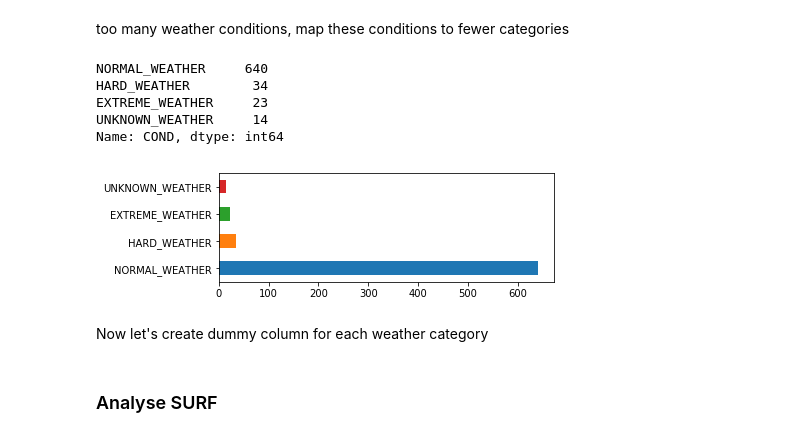
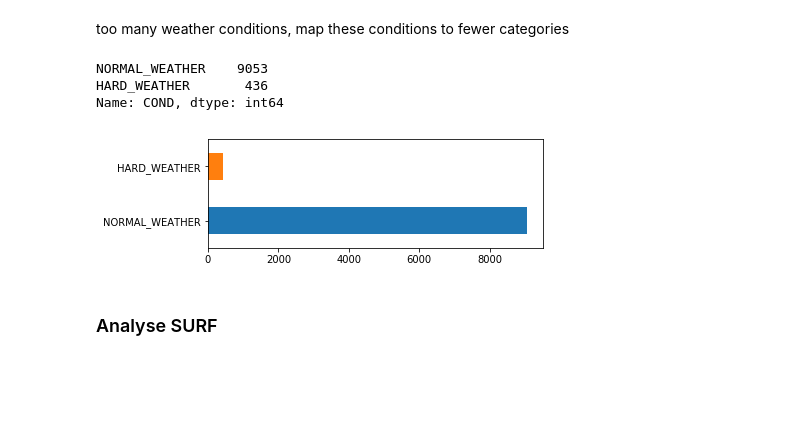
Before and after one commit to georgetown-analytics/Data-Blitz, a Jupyter notebook: KickerProBowlModel.ipynb, the cells around one changed output. Cells and saved outputs as stored; diff of their text form; code cells hidden in the pictures; blank space fills up the shorter version.

```diff
--- a/KickerProBowlModel.ipynb
+++ b/KickerProBowlModel.ipynb
@@ -203,0 +202,8 @@ plt.show()
+# %%
+#check if it is separable classficiation problem
+DATA[['PLAY_COUNT','SUCCESS_PRCNTG','BLOCKED_PRCNTG','HIGH_PRESSURE_SUCCESS_PRCNTG','HIGH_PRESSURE_COUNT','LONG_DIST_SUCCESS_PRCNTG','LONG_DIST_COUNT','YEARS_PLAYED','AGE_YEARS']]=DATA[['PLAY_COUNT','SUCCESS_PRCNTG','BLOCKED_PRCNTG','HIGH_PRESSURE_SUCCESS_PRCNTG','HIGH_PRESSURE_COUNT','LONG_DIST_SUCCESS_PRCNTG','LONG_DIST_COUNT','YEARS_PLAYED','AGE_YEARS']].apply(pd.to_numeric)
+#DATA = DATA[DATA['PLAY_COUNT']>55]
+#DATA = DATA[DATA['SUCCESS_PRCNTG']>80]
+from pandas.plotting import radviz
+plt.figure(figsize=(15,13))
+radviz(DATA[['PLAY_COUNT','SUCCESS_PRCNTG','BLOCKED_PRCNTG','HIGH_PRESSURE_SUCCESS_PRCNTG','HIGH_PRESSURE_COUNT','LONG_DIST_SUCCESS_PRCNTG','LONG_DIST_COUNT','YEARS_PLAYED','height','weight','forty','bench','vertical','broad','shuttle','cone','arm','hand','dcp','DRAFT_POSITION','AGE_YEARS','INPROBOWLTEAM']], 'INPROBOWLTEAM', color=['red','green'])
@@ -222,8 +241,8 @@ Index(['FKICKER', 'COND', 'SURF', 'GID', 'SEASON', 'SUCCESS_PRCNTG',
        'DRAFT_POSITION', 'AGE_YEARS', 'INPROBOWLTEAM'],
       dtype='object')
 # %%
-FEATURES_SELECTED = ['FKICKER','COND','SURF','GID','SEASON','SUCCESS_PRCNTG','BLOCKED_PRCNTG','PLAY_COUNT',
-        'HIGH_PRESSURE_SUCCESS_PRCNTG','HIGH_PRESSURE_COUNT','LONG_DIST_SUCCESS_PRCNTG','LONG_DIST_COUNT',
-        'YEARS_PLAYED','height','weight','forty','bench','vertical','broad','shuttle',
-        'arm','dcp','DRAFT_POSITION','AGE_YEARS','INPROBOWLTEAM']
+FEATURES_SELECTED =['FKICKER', 'GID', 'SEASON', 'COND', 'SURF','SUCCESS_PRCNTG',
+       'BLOCKED_PRCNTG', 'PLAY_COUNT', 'HIGH_PRESSURE_SUCCESS_PRCNTG',
+       'HIGH_PRESSURE_COUNT', 'LONG_DIST_SUCCESS_PRCNTG', 'LONG_DIST_COUNT',
+       'YEARS_PLAYED', 'INPROBOWLTEAM']
 DATA=DATA[FEATURES_SELECTED]
@@ -254,31 +281,25 @@ too many weather conditions, map these conditions to fewer categories
 # %%
 WeatherConditionsDifficultyLevel = {
     'NORMAL_WEATHER' :['Closed Roof','Covered Roof','Dome','Clear','Cloudy',
                        'Partly Cloudy','Mostly Cloudy','Fair','Partly CLoudy',
-                       'Sunny','Mostly Sunny','Partly Sunny'],
-    'HARD_WEATHER'   :['Chance Rain','Light Rain','Flurries','Light Snow','Light Showers'],
-    'EXTREME_WEATHER':['Rain','Showers','Snow','Foggy','Hazy','Thunderstorms','Cold',
+                       'Sunny','Mostly Sunny','Partly Sunny','Chance Rain','Light Rain','Flurries','Light Snow',
+                       'Light Showers',''],
+    'HARD_WEATHER':['Rain','Showers','Snow','Foggy','Hazy','Thunderstorms','Cold',
                      'Windy','Overcast']
 }
 
 def get_weather_category(dict, text):
-    if(text==''):
-        return 'UNKNOWN_WEATHER'
     for k,v in dict.items():
         for val in dict[k]:
             if(val == text):
                 return k
     return text
 DATA["COND"] = DATA.apply(lambda row: get_weather_category(WeatherConditionsDifficultyLevel, row['COND']), axis=1)
 plt.figure(figsize=(6,2))
 DATA["COND"].value_counts().plot(kind='barh')
 DATA["COND"].value_counts()
 # %% [output]
-NORMAL_WEATHER     640
-HARD_WEATHER        34
-EXTREME_WEATHER     23
-UNKNOWN_WEATHER     14
+NORMAL_WEATHER    9053
+HARD_WEATHER       436
 Name: COND, dtype: int64
-[figure, old version]
+[figure, new version]
-# %% [markdown]
-Now let's create dummy column for each weather category
```
Also changed, not shown: parts of 27 cells of this notebook, 2 other files.
